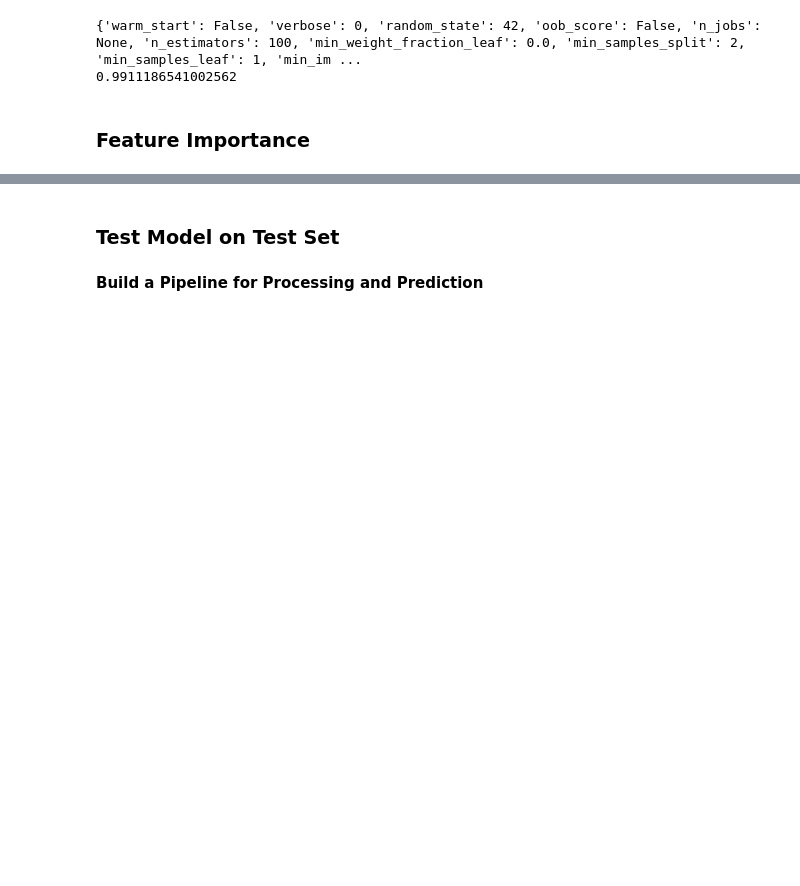
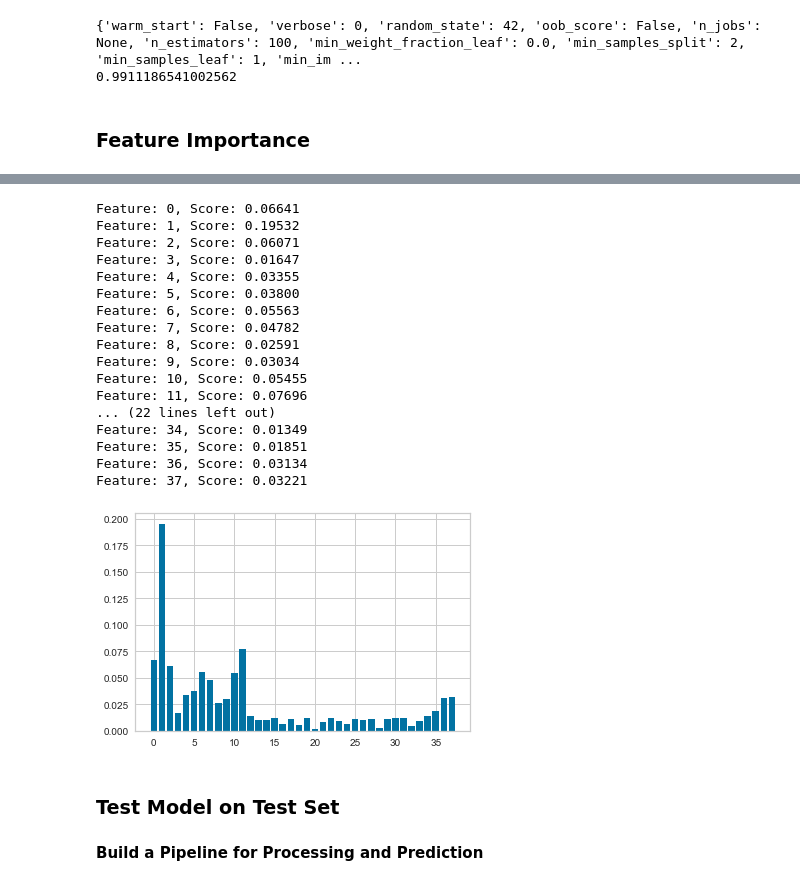
Before and after one commit to McGill-MMA-EnterpriseAnalytics/Churn-Analysis, a Jupyter notebook: Enterprise Group Project - DRAFT.ipynb, the cells around one changed output, grey strips where cells are left out. Saved outputs shown, nothing was run; the diff lists cells and outputs as text; code cells hidden in the pictures; blank space fills up the shorter version.

```diff
--- a/Enterprise Group Project - DRAFT.ipynb
+++ b/Enterprise Group Project - DRAFT.ipynb
@@ -2032,11 +2136,38 @@ clf_rf.fit(X_train_ros, y_train_ros)
 # %%
-importance = model.feature_importances_
+import numpy as np
+import matplotlib.pyplot as plt
+from sklearn.datasets import make_classification
+from sklearn.ensemble import ExtraTreesClassifier
+
+clf_rf = RandomForestClassifier(n_estimators=40, random_state=42)
+clf_rf.fit(X_test, y_test)
+importances = clf_rf.feature_importances_
+
 # summarize feature importance
-for i,v in enumerate(importance):
+for i,v in enumerate(importances):
 	print('Feature: %0d, Score: %.5f' % (i,v))
 # plot feature importance
-pyplot.bar([x for x in range(len(importance))], importance)
-pyplot.show()
+plt.bar([x for x in range(len(importances))], importances)
+plt.show()
+# %% [output]
+Feature: 0, Score: 0.06641
+Feature: 1, Score: 0.19532
+Feature: 2, Score: 0.06071
+Feature: 3, Score: 0.01647
+Feature: 4, Score: 0.03355
+Feature: 5, Score: 0.03800
+Feature: 6, Score: 0.05563
+Feature: 7, Score: 0.04782
+Feature: 8, Score: 0.02591
+Feature: 9, Score: 0.03034
+Feature: 10, Score: 0.05455
+Feature: 11, Score: 0.07696
+... (22 lines left out)
+Feature: 34, Score: 0.01349
+Feature: 35, Score: 0.01851
+Feature: 36, Score: 0.03134
+Feature: 37, Score: 0.03221
+[figure, added]
 # %% [markdown]
 ### Test Model on Test Set
 # %% [markdown]
```
Also changed, not shown: parts of 16 cells of this notebook.
